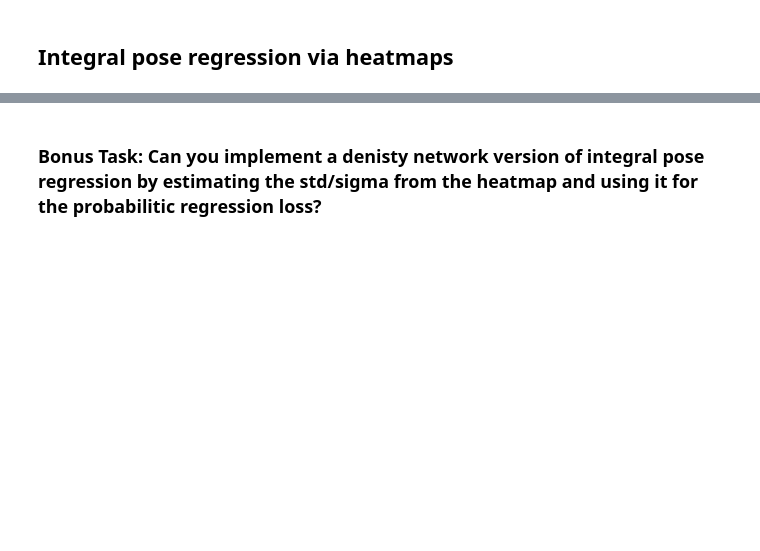
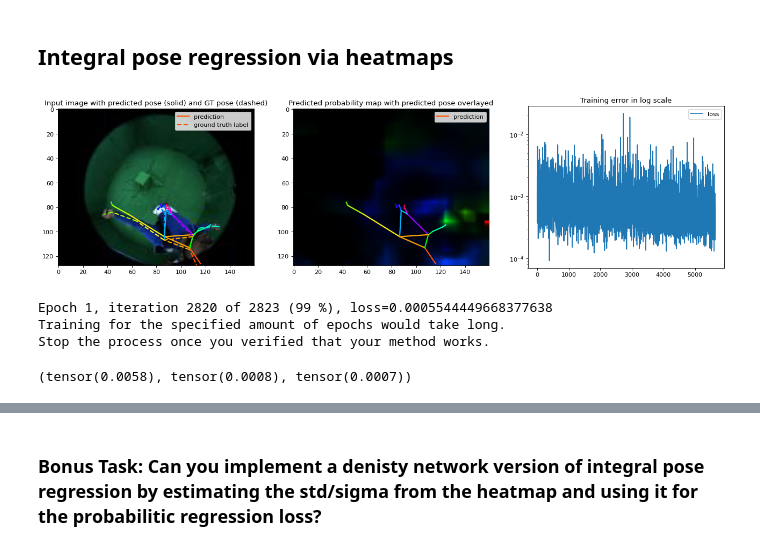
Before and after one commit to xinmiaow/CPSC533R, a Jupyter notebook: assignment2.ipynb, the cells around one changed output, grey strips where cells are left out. Drawn from its saved outputs; the diff is of its cells as text; code cells hidden in the pictures; blank space fills up the shorter version.

```diff
--- a/assignment2.ipynb
+++ b/assignment2.ipynb
@@ -385,3 +372,37 @@ def integral_heatmap_layer(dict):
+# %%
+import numpy as np
+def integral_heatmap_layer(dict):
+    # compute coordinate matrix
+    heatmap = dict['heatmap']
+
+    # TODO: Task II
+
+    t = torch.exp(heatmap-torch.max(heatmap))
+    r = torch.sum(torch.exp(heatmap-torch.max(heatmap)), dim=(2,3), keepdim = True)
+    P = t/r
+
+    height = heatmap.shape[2]
+    width = heatmap.shape[3]
+    h =  np.arange(0, height)/height
+    w = np.arange(0, width)/width
+    h = torch.Tensor(h).to(device='cuda')
+    w = torch.Tensor(w).to(device='cuda')
+    h_list = torch.linspace(0,1,height)
+    w_list = torch.linspace(0,1,width)
+
+    grid_h, grid_w = torch.meshgrid(h, w)
+    grid_h_gpu = grid_h.to(device='cuda')
+    grid_w_gpu = grid_w.to(device='cuda')
+    pose_x = P * grid_h_gpu
+    pose_y = P * grid_w_gpu
+    p1 = torch.sum(pose_x, dim=(2 , 3))
+    p2 = torch.sum(pose_y, dim=(2 , 3))
+
+    # plt.matshow(grid_x.cpu().detach().numpy())
+    # plt.matshow(h_norm_x[0, 0, : , :].cpu().detach().numpy())
+    # print(pose[0, 0, :])
+    pose = torch.stack([p1,p2], axis=2)
+    return {'probabilitymap': P, 'pose_2d': pose}
 # %%
 int_network = HeatNetWrapper(torchvision.models.segmentation.deeplabv3_resnet50(num_classes=num_joints)).cuda()
 # %%
@@ -392,7 +413,7 @@ optimizer = torch.optim.Adam(int_network.parameters(), lr=0.001)
 fig=plt.figure(figsize=(20, 5), dpi= 80, facecolor='w', edgecolor='k')
 axes=fig.subplots(1,3)
 losses = []
-num_epochs = 100
+num_epochs = 2
 for e in range(num_epochs):
     train_iter = iter(train_loader)
     for i in range(len(train_loader)):
@@ -408,34 +429,39 @@ for e in range(num_epochs):
         optimizer.step()
         losses.append(loss.item())
 
         # plot progress
         if i%10==0:
             # clear figures for a new update
             for ax in axes:
                 ax.cla()
             pred_cpu = dict_to_device(pred_integral, 'cpu')
             # plot the ground truth and the predicted pose on top of the image
             plotPosesOnImage([pred_cpu['pose_2d'][0].detach(), batch_cpu['pose_2d'][0]], ecds.denormalize(batch_cpu['img'][0]), ax=axes[0], labels=['prediction', 'ground truth label'])
             axes[0].set_title('Input image with predicted pose (solid) and GT pose (dashed)')
             axes[0].legend()
 
             # plot the predicted probability map and the predicted pose on top
             plotPosesOnImage([pred_cpu['pose_2d'][0].detach()], heatmap2image(pred_cpu['probabilitymap'][0]).detach(), ax=axes[1], labels=['prediction'])
             axes[1].set_title('Predicted probability map with predicted pose overlayed')
             axes[1].legend()
 
             # plot the current training error on a logplot
-            axes[2].plot(losses)
+            axes[2].plot(losses, label='loss')
             axes[2].set_yscale('log')
             axes[2].set_title('Training error in log scale')
             axes[2].legend()
 
             # clear output window and diplay updated figure
             display.clear_output(wait=True)
             display.display(plt.gcf())
             print("Epoch {}, iteration {} of {} ({} %), loss={}".format(e, i, len(train_loader), 100*i//len(train_loader), losses[-1]))
             print("Training for the specified amount of epochs would take long.\nStop the process once you verified that your method works.")
 plt.close('all')
+# %% [output]
+[figure, added]
+Epoch 1, iteration 2820 of 2823 (99 %), loss=0.0005544449668377638
+Training for the specified amount of epochs would take long.
+Stop the process once you verified that your method works.
 # %%
 # TODO: Task III, validation, which approach is the best?
 def msjpe(reg_model, heat_model, int_model, dataset, loader):
@@ -470 +500,5 @@ def msjpe(reg_model, heat_model, int_model, dataset, loader):
+# %%
+msjpe(regression_network, det_network, int_network, val_set, val_loader)
+# %% [output]
+(tensor(0.0058), tensor(0.0008), tensor(0.0007))
 # %%
```
Also changed, not shown: parts of 9 cells of this notebook.
